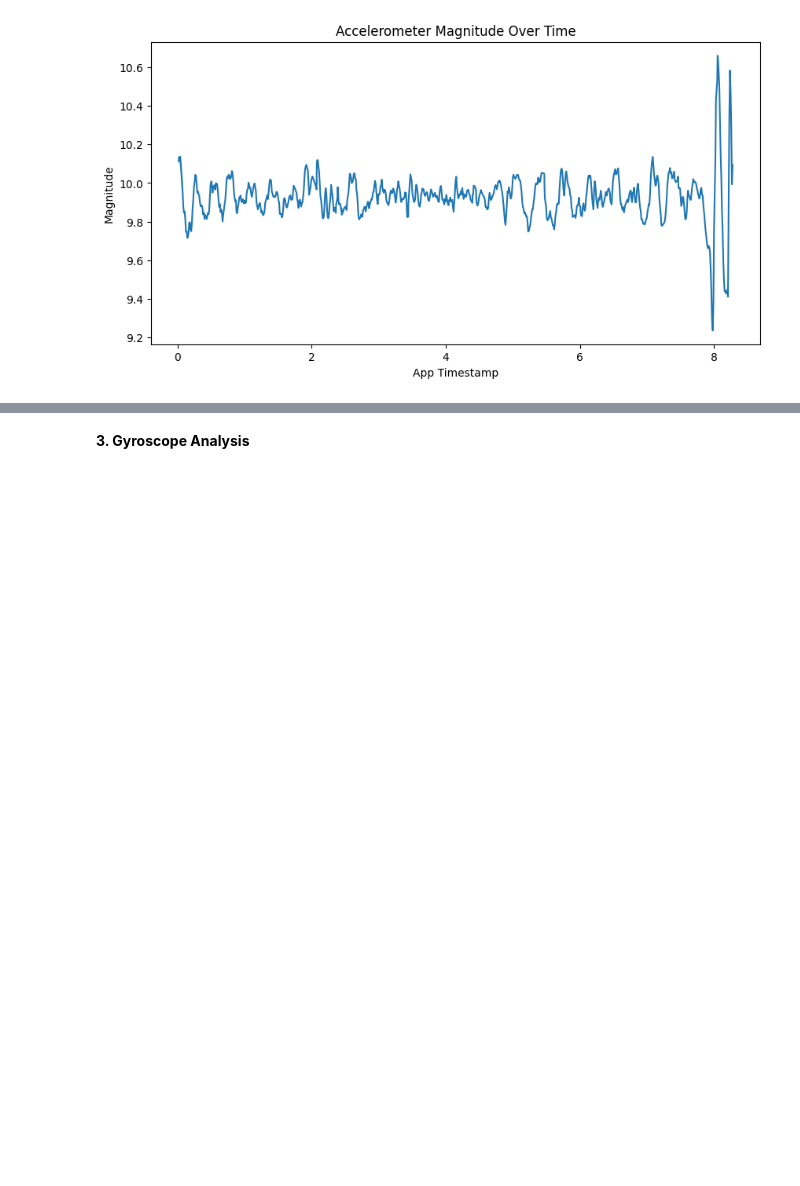
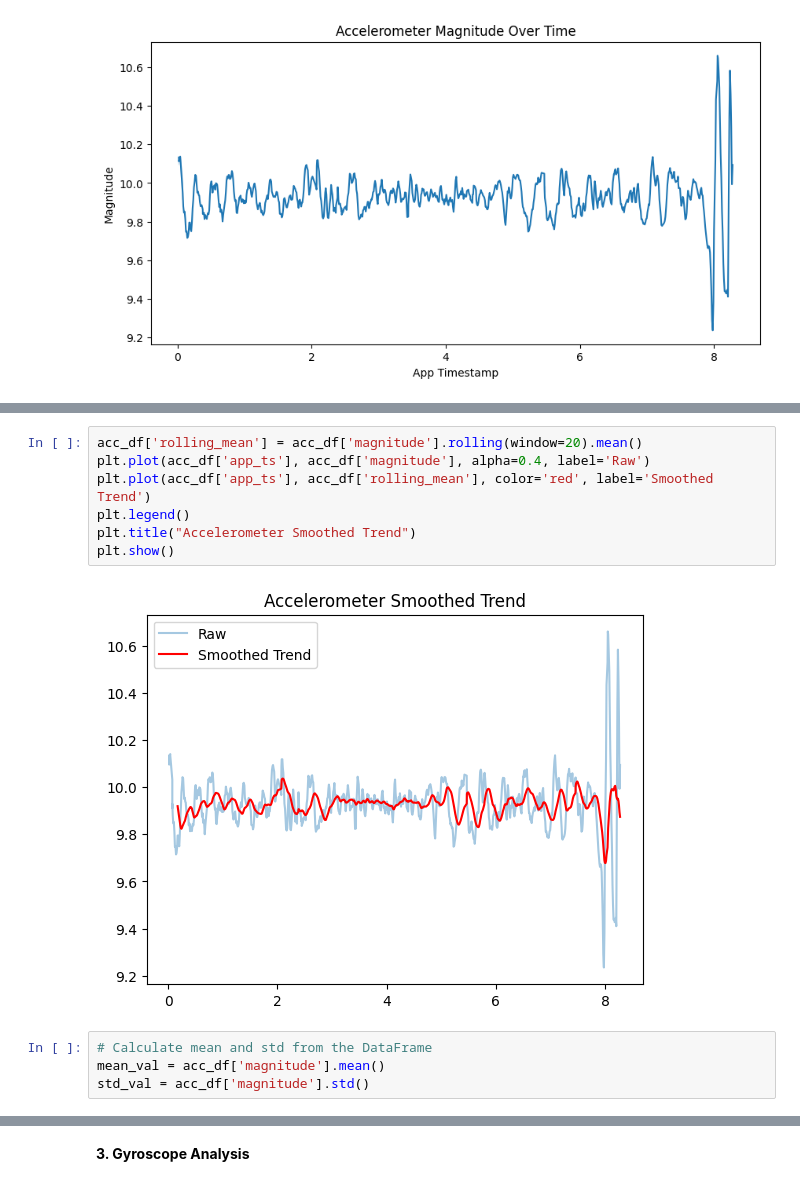
Before and after one commit to HiraNawaz2415/Assignment-1-TOPL-Roll-002-, a Jupyter notebook: assignment#1.ipynb, the cells around one changed output, grey strips where cells are left out. Cells and saved outputs as stored; diff of their text form; blank space fills up the shorter version.

```diff
--- a/assignment#1.ipynb
+++ b/assignment#1.ipynb
@@ -211,0 +226,13 @@ plt.show()
+# %%
+acc_df['rolling_mean'] = acc_df['magnitude'].rolling(window=20).mean()
+plt.plot(acc_df['app_ts'], acc_df['magnitude'], alpha=0.4, label='Raw')
+plt.plot(acc_df['app_ts'], acc_df['rolling_mean'], color='red', label='Smoothed Trend')
+plt.legend()
+plt.title("Accelerometer Smoothed Trend")
+plt.show()
+# %% [output]
+[figure, added]
+# %%
+# Calculate mean and std from the DataFrame
+mean_val = acc_df['magnitude'].mean()
+std_val = acc_df['magnitude'].std()
```
Also changed, not shown: parts of 25 cells of this notebook.
